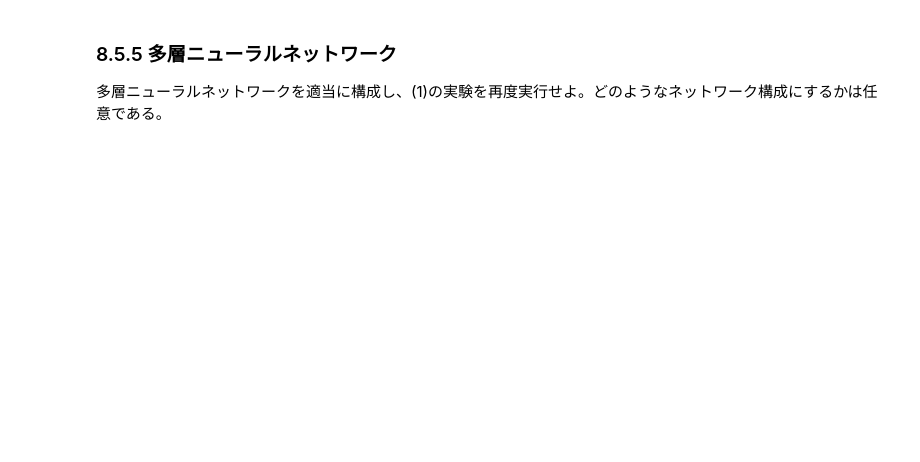
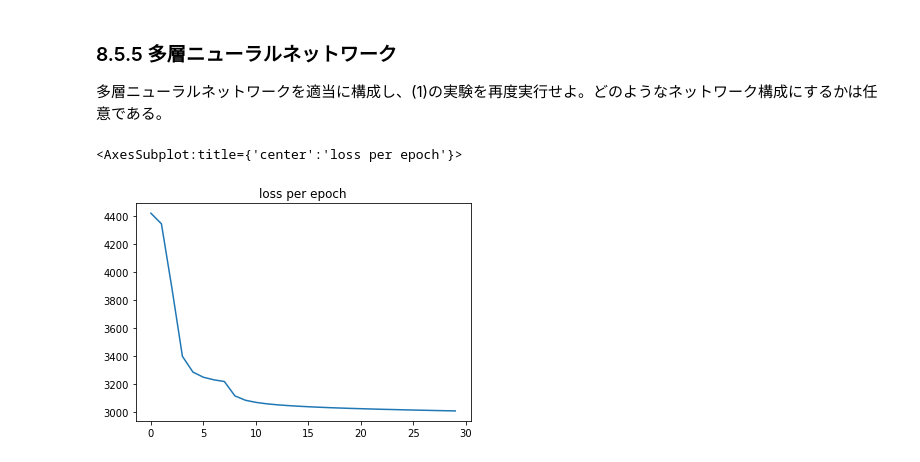
Before and after one commit to icoxfog417/mlnote-note, a Jupyter notebook: notebooks/chapter8_answer.ipynb, the cells around one changed output. Cells and saved outputs as stored; diff of their text form; code cells hidden in the pictures; blank space fills up the shorter version.

```diff
--- a/notebooks/chapter8_answer.ipynb
+++ b/notebooks/chapter8_answer.ipynb
@@ -101,0 +147,6 @@ Test data (Y): (10000,) uint8
+# %%
+X_train = data["train_x"].reshape((data["train_x"].shape[0], -1))
+Y_train = np.zeros((data["train_y"].shape[0], num_category))
+Y_train[np.arange(len(data["train_y"])), data["train_y"]] = 1.0
+print(X_train.shape)
+print(Y_train.shape)
@@ -122,3 +306,32 @@ Test data (Y): (10000,) uint8
 ### 8.5.5 多層ニューラルネットワーク
 
 多層ニューラルネットワークを適当に構成し、(1)の実験を再度実行せよ。どのようなネットワーク構成にするかは任意である。
+# %%
+model_mlp = torch.nn.Sequential(
+    torch.nn.Linear(28 * 28, 512),
+    torch.nn.ReLU(),
+    torch.nn.Linear(512, 256),
+    torch.nn.ReLU(),
+    torch.nn.Linear(256, 10),
+    torch.nn.Softmax(dim=1)
+)
+
+
+optimizer_mlp = torch.optim.SGD(model_mlp.parameters(), lr=0.01)
+
+history = []
+for t in range(30):
+    sum_loss = 0
+    for x, y in loader:
+        loss = loss_function(y, model_mlp(x))
+        sum_loss += loss.item()
+        optimizer_mlp.zero_grad()
+        loss.backward()
+        optimizer_mlp.step()
+
+    history.append(sum_loss)
+# %%
+pd.Series(history).plot.line(title="loss per epoch")
+# %% [output]
+<AxesSubplot:title={'center':'loss per epoch'}>
+[figure, added]
```
Also changed, not shown: parts of 18 cells of this notebook.
